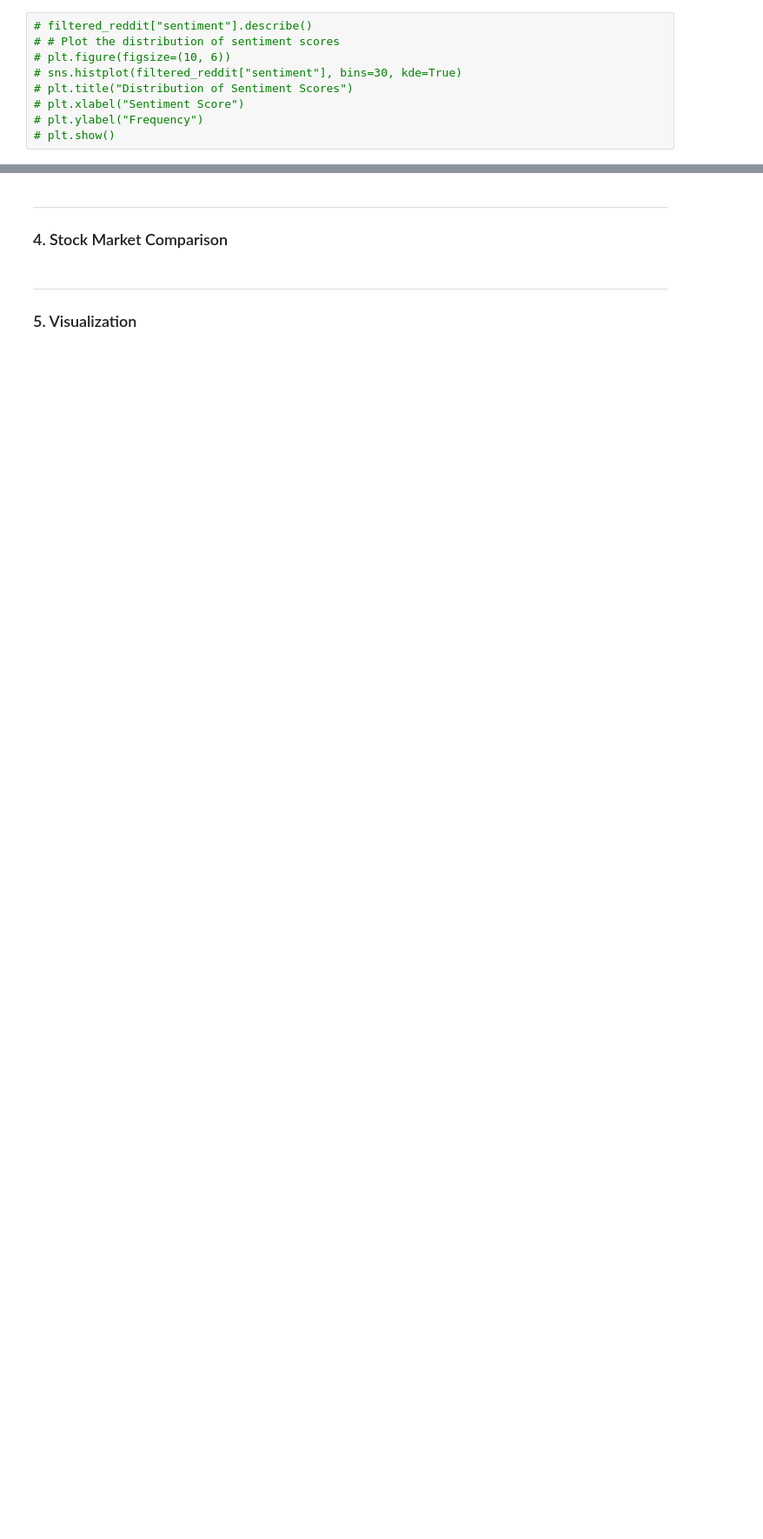
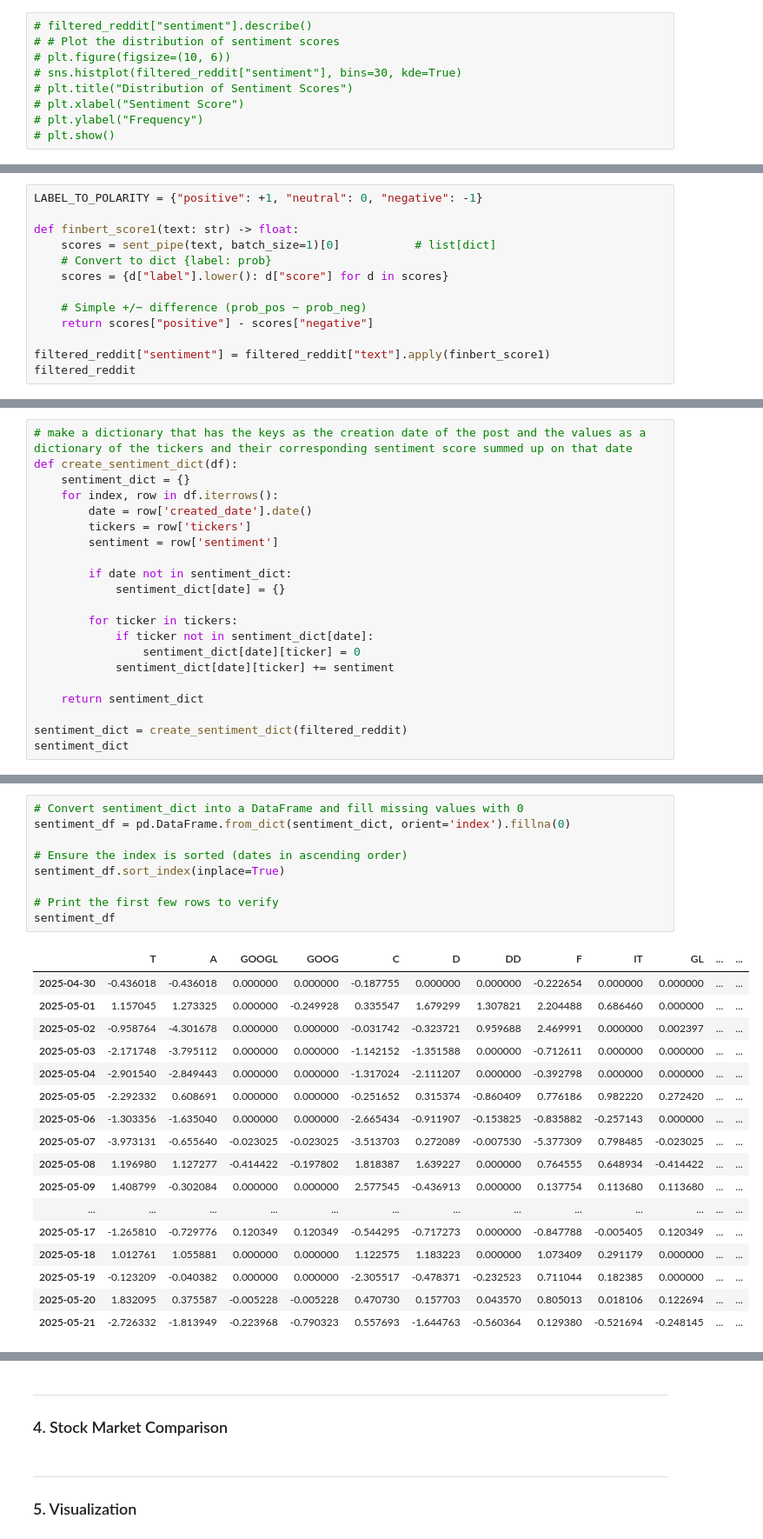
Before and after one commit to Chargent/Thesis, a Jupyter notebook: main.ipynb, the cells around one changed output, grey strips where cells are left out. Shown at 87% size. Drawn from its saved outputs; the diff is of its cells as text; blank space fills up the shorter version.

```diff
--- a/main.ipynb
+++ b/main.ipynb
@@ -235,0 +278,13 @@ Device set to use cuda:0
+# %%
+LABEL_TO_POLARITY = {"positive": +1, "neutral": 0, "negative": -1}
+
+def finbert_score1(text: str) -> float:
+    scores = sent_pipe(text, batch_size=1)[0]           # list[dict]
+    # Convert to dict {label: prob}
+    scores = {d["label"].lower(): d["score"] for d in scores}
+
+    # Simple +/− difference (prob_pos − prob_neg)
+    return scores["positive"] - scores["negative"]
+
+filtered_reddit["sentiment"] = filtered_reddit["text"].apply(finbert_score1)
+filtered_reddit
@@ -235,0 +305,21 @@ Device set to use cuda:0
+# %%
+# make a dictionary that has the keys as the creation date of the post and the values as a dictionary of the tickers and their corresponding sentiment score summed up on that date
+def create_sentiment_dict(df):
+    sentiment_dict = {}
+    for index, row in df.iterrows():
+        date = row['created_date'].date()
+        tickers = row['tickers']
+        sentiment = row['sentiment']
+
+        if date not in sentiment_dict:
+            sentiment_dict[date] = {}
+
+        for ticker in tickers:
+            if ticker not in sentiment_dict[date]:
+                sentiment_dict[date][ticker] = 0
+            sentiment_dict[date][ticker] += sentiment
+
+    return sentiment_dict
+
+sentiment_dict = create_sentiment_dict(filtered_reddit)
+sentiment_dict
@@ -235,0 +344,27 @@ Device set to use cuda:0
+# %%
+# Convert sentiment_dict into a DataFrame and fill missing values with 0
+sentiment_df = pd.DataFrame.from_dict(sentiment_dict, orient='index').fillna(0)
+
+# Ensure the index is sorted (dates in ascending order)
+sentiment_df.sort_index(inplace=True)
+
+# Print the first few rows to verify
+sentiment_df
+# %% [output]
+|  | T | A | GOOGL | GOOG | C | D | DD | F | IT | GL | ... | ... |
+| 2025-04-30 | -0.436018 | -0.436018 | 0.000000 | 0.000000 | -0.187755 | 0.000000 | 0.000000 | -0.222654 | 0.000000 | 0.000000 | ... | ... |
+| 2025-05-01 | 1.157045 | 1.273325 | 0.000000 | -0.249928 | 0.335547 | 1.679299 | 1.307821 | 2.204488 | 0.686460 | 0.000000 | ... | ... |
+| 2025-05-02 | -0.958764 | -4.301678 | 0.000000 | 0.000000 | -0.031742 | -0.323721 | 0.959688 | 2.469991 | 0.000000 | 0.002397 | ... | ... |
+| 2025-05-03 | -2.171748 | -3.795112 | 0.000000 | 0.000000 | -1.142152 | -1.351588 | 0.000000 | -0.712611 | 0.000000 | 0.000000 | ... | ... |
+| 2025-05-04 | -2.901540 | -2.849443 | 0.000000 | 0.000000 | -1.317024 | -2.111207 | 0.000000 | -0.392798 | 0.000000 | 0.000000 | ... | ... |
+| 2025-05-05 | -2.292332 | 0.608691 | 0.000000 | 0.000000 | -0.251652 | 0.315374 | -0.860409 | 0.776186 | 0.982220 | 0.272420 | ... | ... |
+| 2025-05-06 | -1.303356 | -1.635040 | 0.000000 | 0.000000 | -2.665434 | -0.911907 | -0.153825 | -0.835882 | -0.257143 | 0.000000 | ... | ... |
+| 2025-05-07 | -3.973131 | -0.655640 | -0.023025 | -0.023025 | -3.513703 | 0.272089 | -0.007530 | -5.377309 | 0.798485 | -0.023025 | ... | ... |
+| 2025-05-08 | 1.196980 | 1.127277 | -0.414422 | -0.197802 | 1.818387 | 1.639227 | 0.000000 | 0.764555 | 0.648934 | -0.414422 | ... | ... |
+| 2025-05-09 | 1.408799 | -0.302084 | 0.000000 | 0.000000 | 2.577545 | -0.436913 | 0.000000 | 0.137754 | 0.113680 | 0.113680 | ... | ... |
+| ... | ... | ... | ... | ... | ... | ... | ... | ... | ... | ... | ... | ... |
+| 2025-05-17 | -1.265810 | -0.729776 | 0.120349 | 0.120349 | -0.544295 | -0.717273 | 0.000000 | -0.847788 | -0.005405 | 0.120349 | ... | ... |
+| 2025-05-18 | 1.012761 | 1.055881 | 0.000000 | 0.000000 | 1.122575 | 1.183223 | 0.000000 | 1.073409 | 0.291179 | 0.000000 | ... | ... |
+| 2025-05-19 | -0.123209 | -0.040382 | 0.000000 | 0.000000 | -2.305517 | -0.478371 | -0.232523 | 0.711044 | 0.182385 | 0.000000 | ... | ... |
+| 2025-05-20 | 1.832095 | 0.375587 | -0.005228 | -0.005228 | 0.470730 | 0.157703 | 0.043570 | 0.805013 | 0.018106 | 0.122694 | ... | ... |
+| 2025-05-21 | -2.726332 | -1.813949 | -0.223968 | -0.790323 | 0.557693 | -1.644763 | -0.560364 | 0.129380 | -0.521694 | -0.248145 | ... | ... |
```
Also changed, not shown: parts of 9 cells of this notebook, 1 other file.
